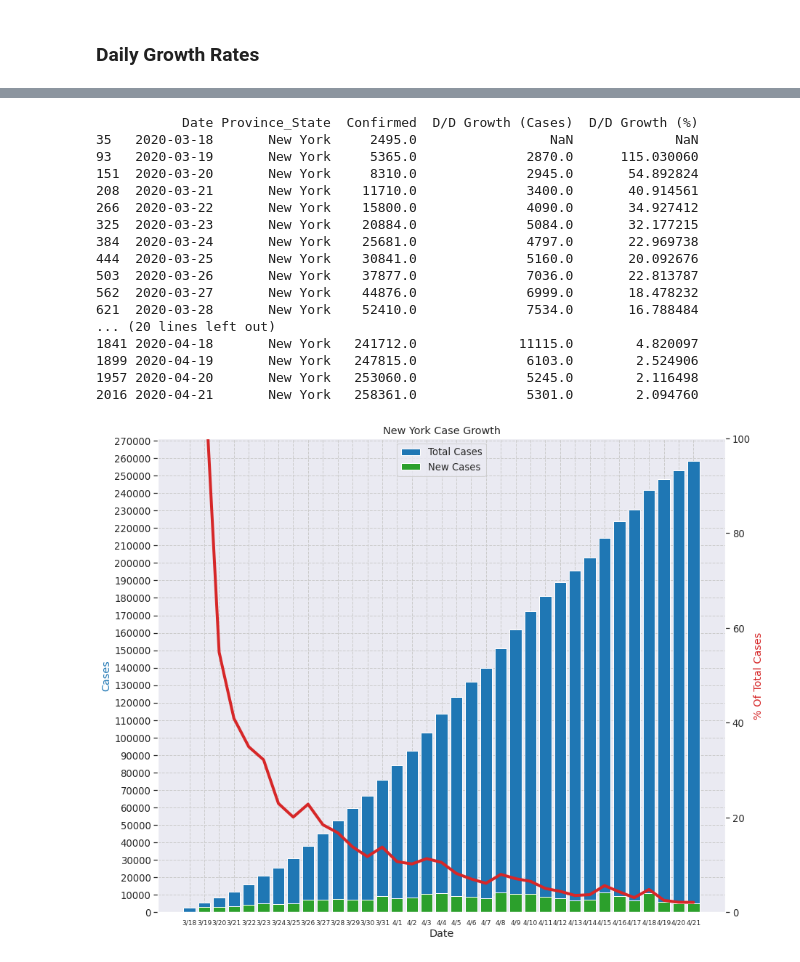
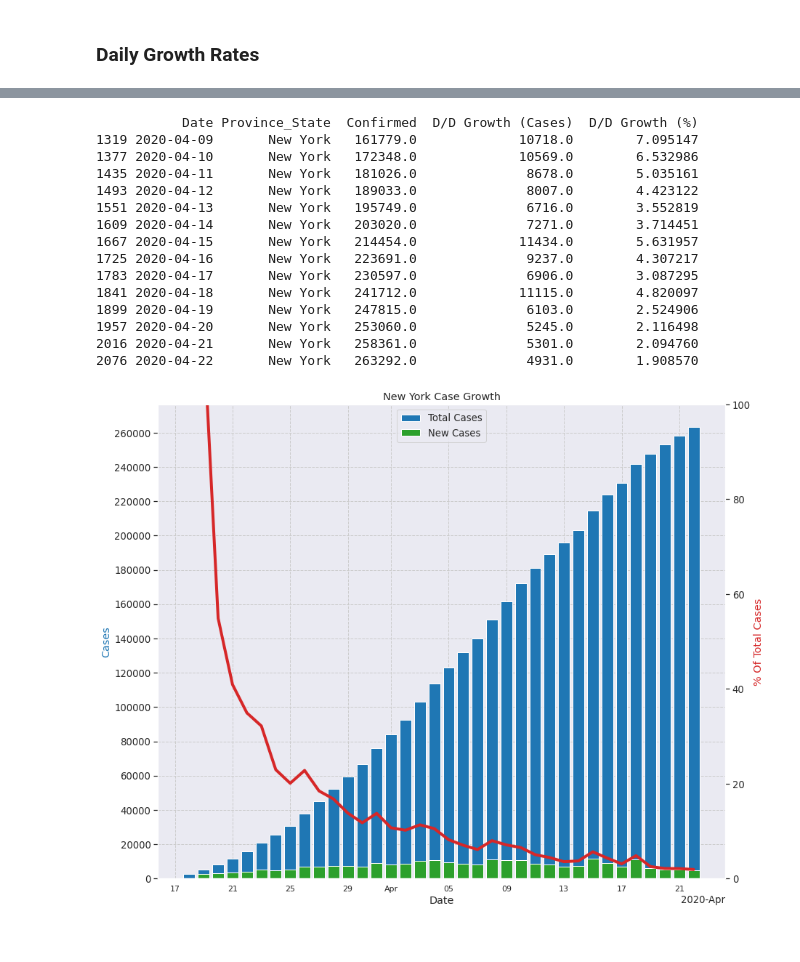
Before and after one commit to rdcolema/covid19-tracking, a Jupyter notebook: covid_US_trends.ipynb, the cells around one changed output, grey strips where cells are left out. Cells and saved outputs as stored; diff of their text form; code cells hidden in the pictures.

```diff
--- a/covid_US_trends.ipynb
+++ b/covid_US_trends.ipynb
@@ -29,7 +29,7 @@ DATA_DIR = "csse_covid_19_daily_reports/"
 
 # Date range to cover
 MIN_DATE = "2020-03-18"
-MAX_DATE = "2020-04-21"
+MAX_DATE = "2020-04-22"
 
 # Add these back after rank filtering
 STATE_INCLUDE_LIST = []
@@ -433,15 +433,15 @@ def plot_case_growth(df, tick_interval=None):
 
     sns.despine()
 # %%
+import matplotlib.dates as mdates
+
 def plot_daily_growth(df, locale, locale_col="Province_State", tick_interval=None):
     plot_df = df[df[locale_col]==locale].copy()
 
     if plot_df.empty:
         return "No Data Found For Given Inputs and Filters"
 
-    print(plot_df)
-
-    plot_df["Date"] = plot_df["Date"].apply(lambda x: x.strftime("%-m/%-d"))
+    print(plot_df.tail(14))
 
     fig, ax1 = plt.subplots(figsize=(14, 12))
     ax2 = ax1.twinx()
@@ -449,18 +449,21 @@ def plot_daily_growth(df, locale, locale_col="Province_State", tick_interval=Non
     color = 'tab:blue'
     ax1.set_xlabel('Date')
     ax1.set_ylabel('Cases', color=color)
-    ax1.tick_params(axis='x', which='major', labelsize=9)
-
-    # Puts ticks at regular intervals
-    if tick_interval:
-        loc = plticker.MultipleLocator(base=tick_interval)
-        ax1.yaxis.set_major_locator(loc)
+    ax1.tick_params(axis='x', which='major', labelsize=11)
 
     ax1.bar(plot_df.Date, plot_df["Confirmed"], color=color)
 
     color = 'tab:green'
     ax1.bar(plot_df.Date, plot_df["D/D Growth (Cases)"], color=color)
     ax1.legend(["Total Cases", "New Cases"])
+
+    # Puts ticks at regular intervals
+    if tick_interval:
+        yloc = plticker.MultipleLocator(base=tick_interval)
+        ax1.yaxis.set_major_locator(yloc)
+
+    locator = mdates.AutoDateLocator(minticks=5, maxticks=15)
+    ax2.xaxis.set_major_formatter(mdates.ConciseDateFormatter(locator))
 
     color = 'tab:red'
     ax2.set_ylabel('% Of Total Cases', color=color)
@@ -470,7 +473,6 @@ def plot_daily_growth(df, locale, locale_col="Province_State", tick_interval=Non
 
     plt.title(f"{locale} Case Growth")
 
-
     plt.show()
 # %% [markdown]
 ## Data Visualization
@@ -536,24 +536,22 @@ plot_daily_growth(day_over_day_country_df, locale="US", locale_col="Country_Regi
 # %%
-plot_daily_growth(day_over_day_state_df, locale="New York", locale_col="Province_State", tick_interval=10000.0)
+plot_daily_growth(day_over_day_state_df, locale="New York", locale_col="Province_State", tick_interval=20000.0)
 # %% [output]
            Date Province_State  Confirmed  D/D Growth (Cases)  D/D Growth (%)
-35   2020-03-18       New York     2495.0                 NaN             NaN
-93   2020-03-19       New York     5365.0              2870.0      115.030060
-151  2020-03-20       New York     8310.0              2945.0       54.892824
-208  2020-03-21       New York    11710.0              3400.0       40.914561
-266  2020-03-22       New York    15800.0              4090.0       34.927412
-325  2020-03-23       New York    20884.0              5084.0       32.177215
-384  2020-03-24       New York    25681.0              4797.0       22.969738
-444  2020-03-25       New York    30841.0              5160.0       20.092676
-503  2020-03-26       New York    37877.0              7036.0       22.813787
-562  2020-03-27       New York    44876.0              6999.0       18.478232
-621  2020-03-28       New York    52410.0              7534.0       16.788484
-... (20 lines left out)
+1319 2020-04-09       New York   161779.0             10718.0        7.095147
+1377 2020-04-10       New York   172348.0             10569.0        6.532986
+1435 2020-04-11       New York   181026.0              8678.0        5.035161
+1493 2020-04-12       New York   189033.0              8007.0        4.423122
+1551 2020-04-13       New York   195749.0              6716.0        3.552819
+1609 2020-04-14       New York   203020.0              7271.0        3.714451
+1667 2020-04-15       New York   214454.0             11434.0        5.631957
+1725 2020-04-16       New York   223691.0              9237.0        4.307217
+1783 2020-04-17       New York   230597.0              6906.0        3.087295
 1841 2020-04-18       New York   241712.0             11115.0        4.820097
 1899 2020-04-19       New York   247815.0              6103.0        2.524906
 1957 2020-04-20       New York   253060.0              5245.0        2.116498
 2016 2020-04-21       New York   258361.0              5301.0        2.094760
+2076 2020-04-22       New York   263292.0              4931.0        1.908570
-[figure, old version]
+[figure, new version]
 # %%
 plot_daily_growth(day_over_day_city_df, locale="New York City", locale_col="City", tick_interval=10000.0)
 # %% [output]
```
Also changed, not shown: parts of 7 cells of this notebook, 2 other files.
